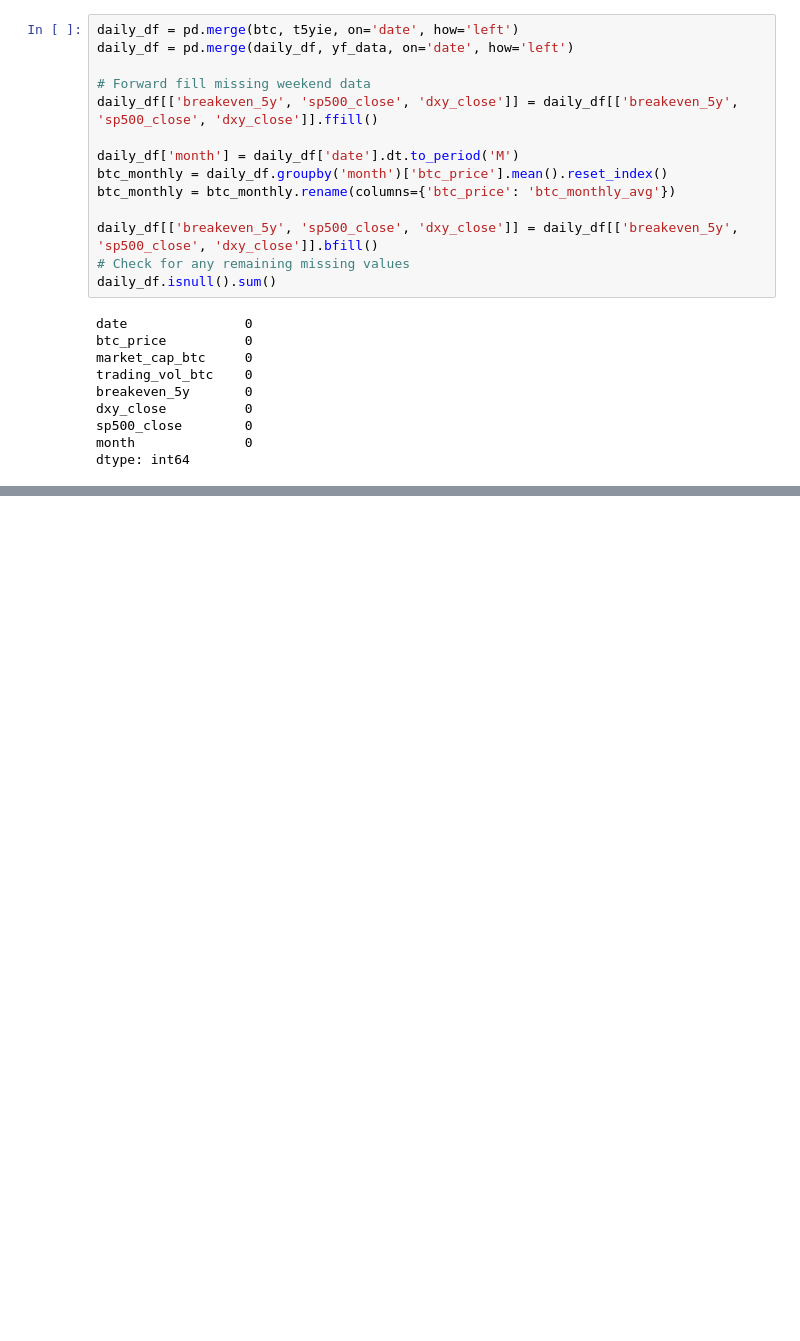
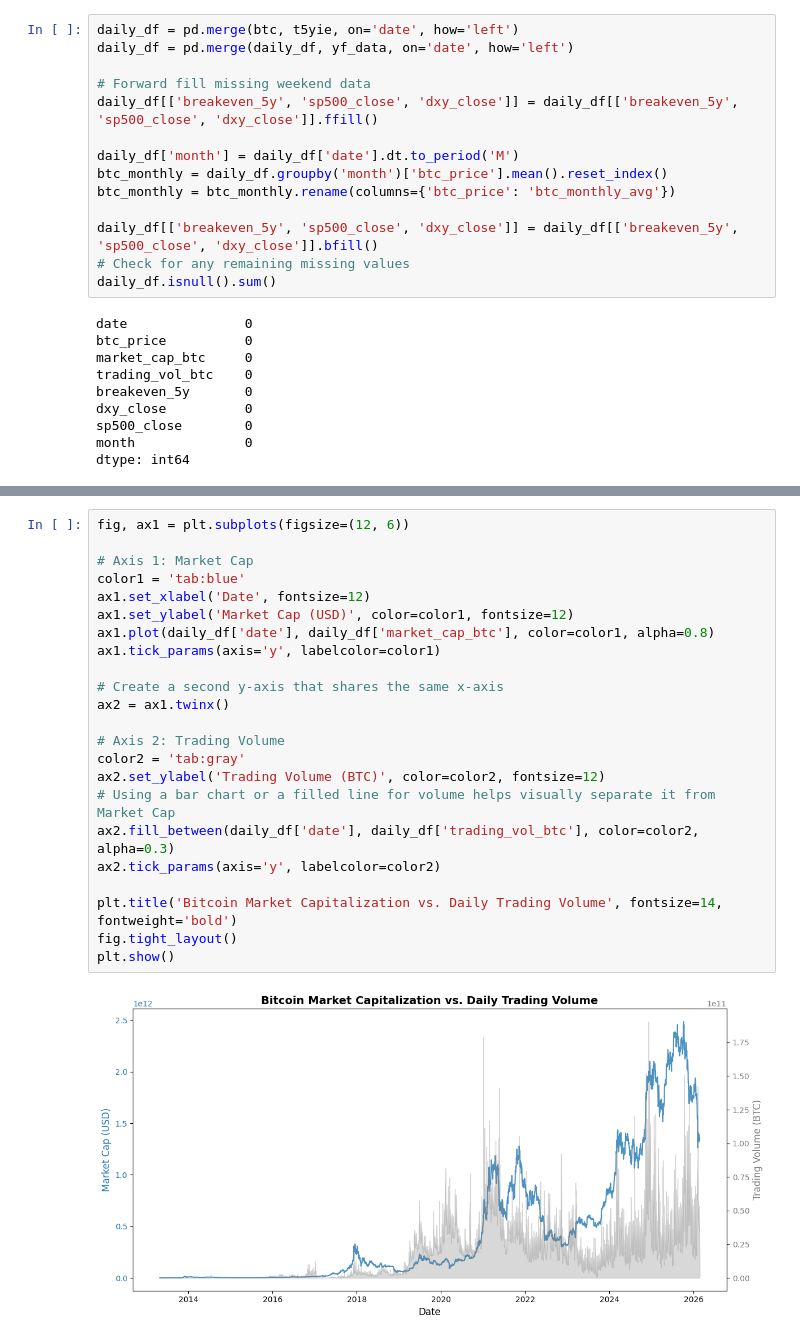
Before and after one commit to apatterson5022/Project-2-Bitcoin, a Jupyter notebook: SCRIPTS/eda.ipynb, the cells around one changed output, grey strips where cells are left out. Drawn from its saved outputs; the diff is of its cells as text; blank space fills up the shorter version.

```diff
--- a/SCRIPTS/eda.ipynb
+++ b/SCRIPTS/eda.ipynb
@@ -135,0 +256,25 @@ master_df.tail()
+# %%
+fig, ax1 = plt.subplots(figsize=(12, 6))
+
+# Axis 1: Market Cap
+color1 = 'tab:blue'
+ax1.set_xlabel('Date', fontsize=12)
+ax1.set_ylabel('Market Cap (USD)', color=color1, fontsize=12)
+ax1.plot(daily_df['date'], daily_df['market_cap_btc'], color=color1, alpha=0.8)
+ax1.tick_params(axis='y', labelcolor=color1)
+
+# Create a second y-axis that shares the same x-axis
+ax2 = ax1.twinx()
+
+# Axis 2: Trading Volume
+color2 = 'tab:gray'
+ax2.set_ylabel('Trading Volume (BTC)', color=color2, fontsize=12)
+# Using a bar chart or a filled line for volume helps visually separate it from Market Cap
+ax2.fill_between(daily_df['date'], daily_df['trading_vol_btc'], color=color2, alpha=0.3)
+ax2.tick_params(axis='y', labelcolor=color2)
+
+plt.title('Bitcoin Market Capitalization vs. Daily Trading Volume', fontsize=14, fontweight='bold')
+fig.tight_layout()
+plt.show()
+# %% [output]
+[figure, added]
```
Also changed, not shown: parts of 11 cells of this notebook, 3 other files.
